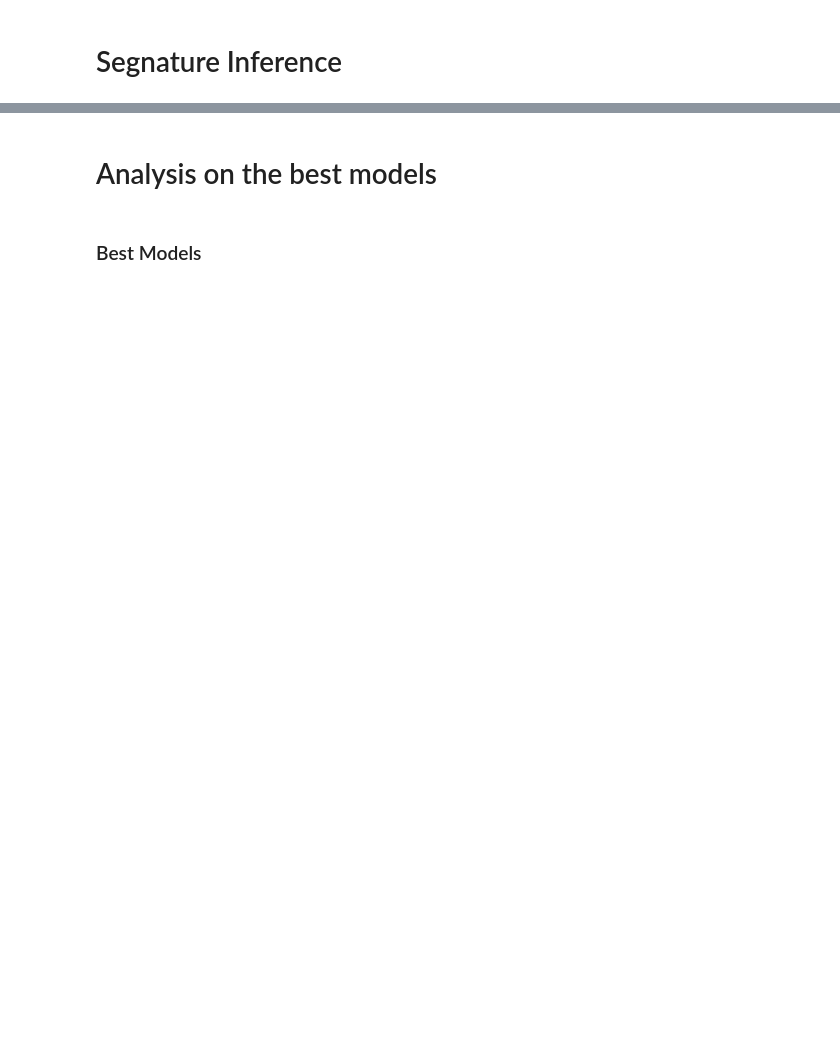
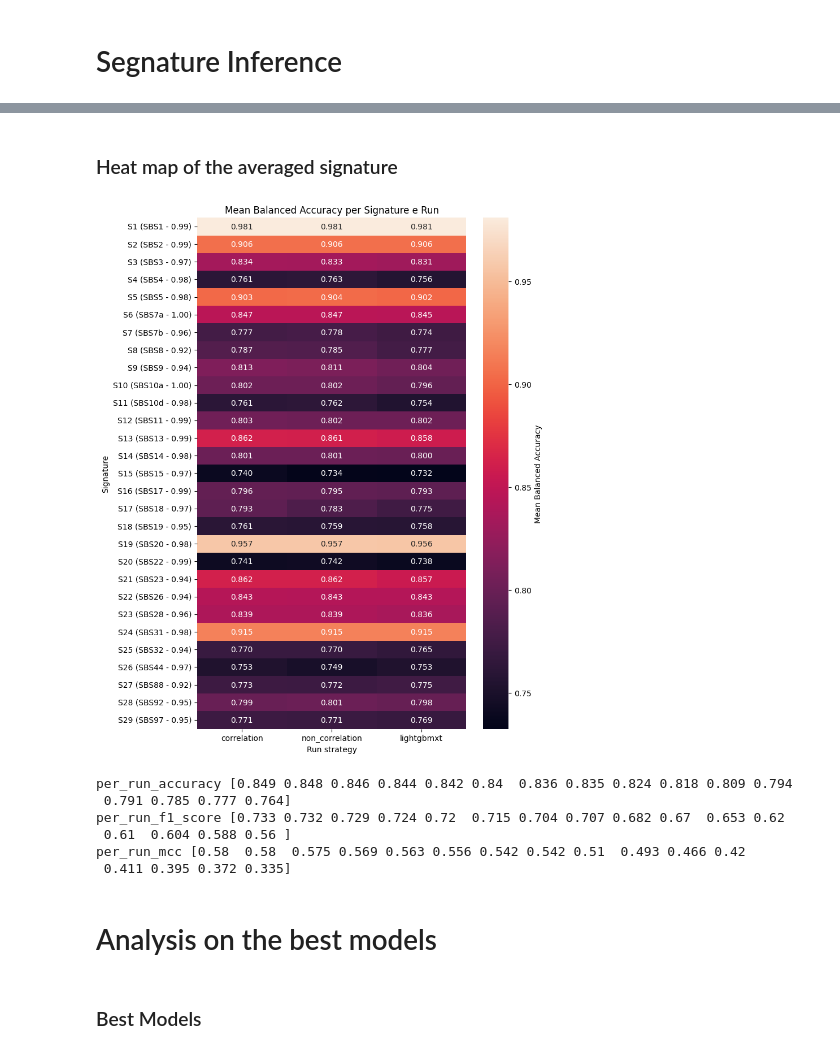
Before and after one commit to MassimoZarantonello2/SignatureInference, a Jupyter notebook: scripts/toronto_autogluone_evalutaions.ipynb, the cells around one changed output, grey strips where cells are left out. Saved outputs shown, nothing was run; the diff lists cells and outputs as text; code cells hidden in the pictures; blank space fills up the shorter version.

```diff
--- a/scripts/toronto_autogluone_evalutaions.ipynb
+++ b/scripts/toronto_autogluone_evalutaions.ipynb
@@ -156,3 +209,51 @@ NameError: name 'default_rs' is not defined
+# %% [markdown]
+### Heat map of the averaged signature
+# %%
+def plot_signature_heatmap(def_corr_rs, def_uncorr_rs, def_light):
+    runs = {
+        'correlation': def_corr_rs,
+        'non_correlation': def_uncorr_rs,
+        'lightgbmxt': def_light
+    }
+
+    # Preparo la struttura per il DataFrame
+    data = { run_name: [] for run_name in runs }
+    signatures = def_corr_rs.signature_labels
+
+    for run_name, run_obj in runs.items():
+        # per ogni signature, raccolgo tutte le balanced_accuracy su tutti i sampling
+        for sig_idx, sig in enumerate(signatures):
+            vals = []
+            for samp_idx in range(len(run_obj.sampling_labels)):
+                vals.append(run_obj.per_run_accuracy[0][samp_idx][sig_idx])
+            data[run_name].append(np.mean(vals))
+
+    df = pd.DataFrame(data, index=signatures)
+
+    # Plotto la heatmap
+    plt.figure(figsize=(8,10))
+    sns.heatmap(df, annot=True, fmt=".3f", cbar_kws={'label': 'Mean Balanced Accuracy'})
+    plt.title('Mean Balanced Accuracy per Signature e Run')
+    plt.ylabel('Signature')
+    plt.xlabel('Run strategy')
+    plt.tight_layout()
+    plt.show()
+
+plot_signature_heatmap(def_corr_rs, def_uncorr_rs, def_light)
+# %% [output]
+[figure, added]
+# %%
+for metric in ["per_run_accuracy", "per_run_f1_score", "per_run_mcc"]:
+    metric_array = getattr(def_corr_rs, metric)
+    means = np.mean([[np.mean(sample) for sample in run] for run in metric_array], axis=0)
+    print(metric, np.round(means, 3))
+# %% [output]
+per_run_accuracy [0.849 0.848 0.846 0.844 0.842 0.84  0.836 0.835 0.824 0.818 0.809 0.794
+ 0.791 0.785 0.777 0.764]
+per_run_f1_score [0.733 0.732 0.729 0.724 0.72  0.715 0.704 0.707 0.682 0.67  0.653 0.62
+ 0.61  0.604 0.588 0.56 ]
+per_run_mcc [0.58  0.58  0.575 0.569 0.563 0.556 0.542 0.542 0.51  0.493 0.466 0.42
+ 0.411 0.395 0.372 0.335]
 # %% [markdown]
 # Analysis on the best models
 # %% [markdown]
```
Also changed, not shown: parts of 19 cells of this notebook, 2 other files.
